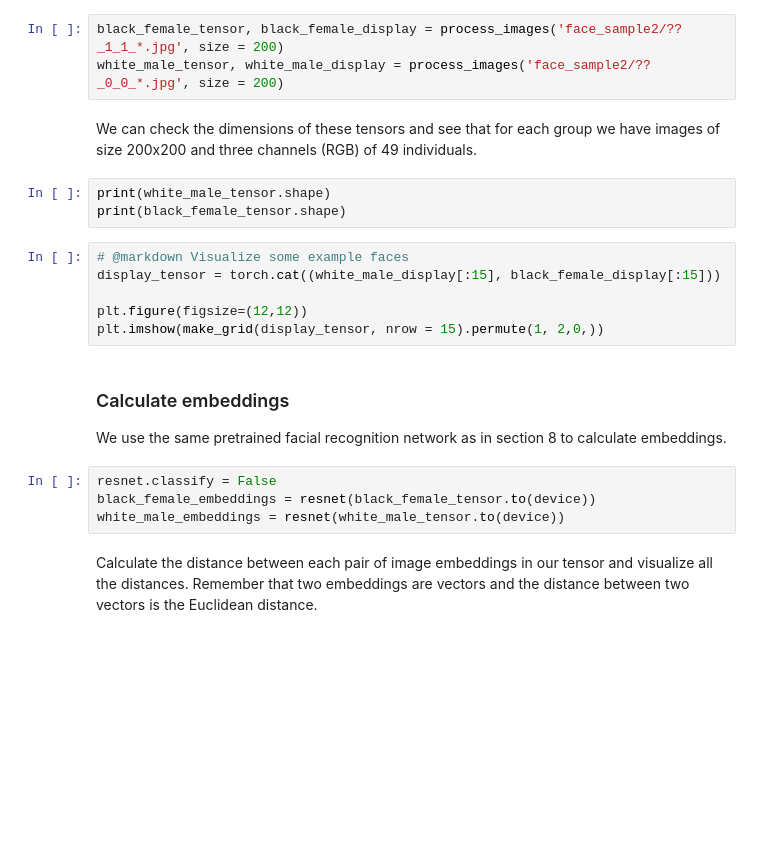
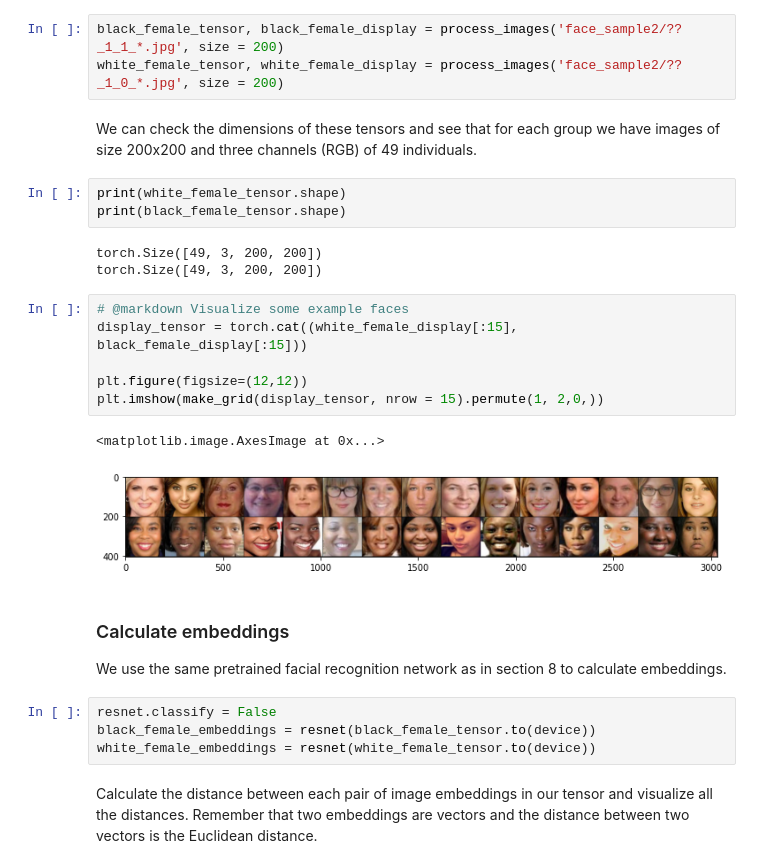
Before and after one commit to ecker-lab/neuromatch, a Jupyter notebook: D7_Tutorial.ipynb, the cells around one changed output. Saved outputs shown, nothing was run; the diff lists cells and outputs as text; blank space fills up the shorter version.

Commit message:
Replaced white male with white female - section 9

```diff
--- a/D7_Tutorial.ipynb
+++ b/D7_Tutorial.ipynb
@@ -2226,18 +2237,24 @@ In this example we will work with a small subset from the [UTKFace](https://susa
 ### Load, view and transform the data
 # %%
 black_female_tensor, black_female_display = process_images('face_sample2/??_1_1_*.jpg', size = 200)
-white_male_tensor, white_male_display = process_images('face_sample2/??_0_0_*.jpg', size = 200)
+white_female_tensor, white_female_display = process_images('face_sample2/??_1_0_*.jpg', size = 200)
 # %% [markdown]
 We can check the dimensions of these tensors and see that for each group we have images of size 200x200 and three channels (RGB) of 49 individuals.
 # %%
-print(white_male_tensor.shape)
+print(white_female_tensor.shape)
 print(black_female_tensor.shape)
+# %% [output]
+torch.Size([49, 3, 200, 200])
+torch.Size([49, 3, 200, 200])
 # %%
 # @markdown Visualize some example faces
-display_tensor = torch.cat((white_male_display[:15], black_female_display[:15]))
+display_tensor = torch.cat((white_female_display[:15], black_female_display[:15]))
 
 plt.figure(figsize=(12,12))
 plt.imshow(make_grid(display_tensor, nrow = 15).permute(1, 2,0,))
+# %% [output]
+<matplotlib.image.AxesImage at 0x...>
+[figure, added]
 # %% [markdown]
 ### Calculate embeddings
 
@@ -2245,7 +2262,7 @@ We use the same pretrained facial recognition network as in section 8 to calcula
 # %%
 resnet.classify = False
 black_female_embeddings = resnet(black_female_tensor.to(device))
-white_male_embeddings = resnet(white_male_tensor.to(device))
+white_female_embeddings = resnet(white_female_tensor.to(device))
 # %% [markdown]
 Calculate the distance between each pair of image embeddings in our tensor and visualize all the distances. Remember that two embeddings are vectors and the distance between two vectors is the Euclidean distance.
 # %%
```
Also changed, not shown: parts of 8 cells of this notebook.
